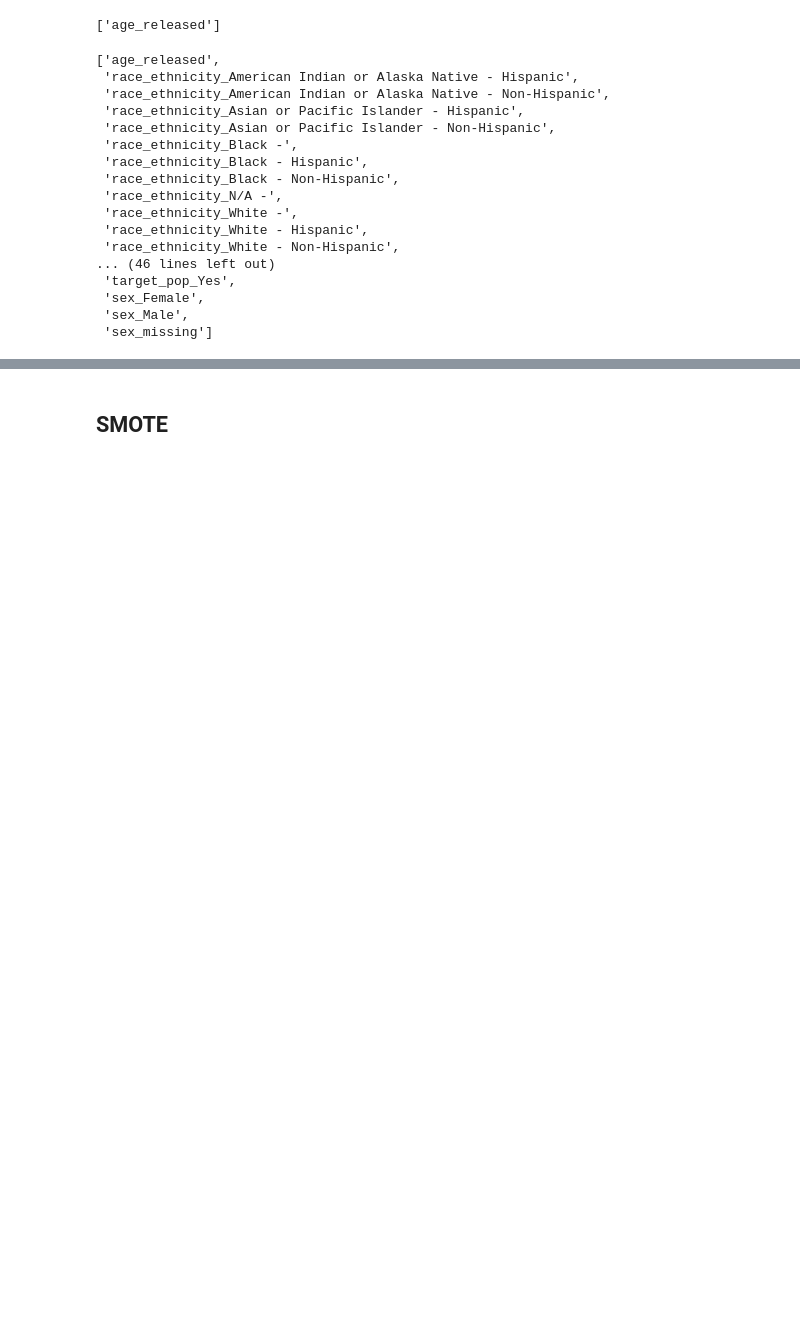
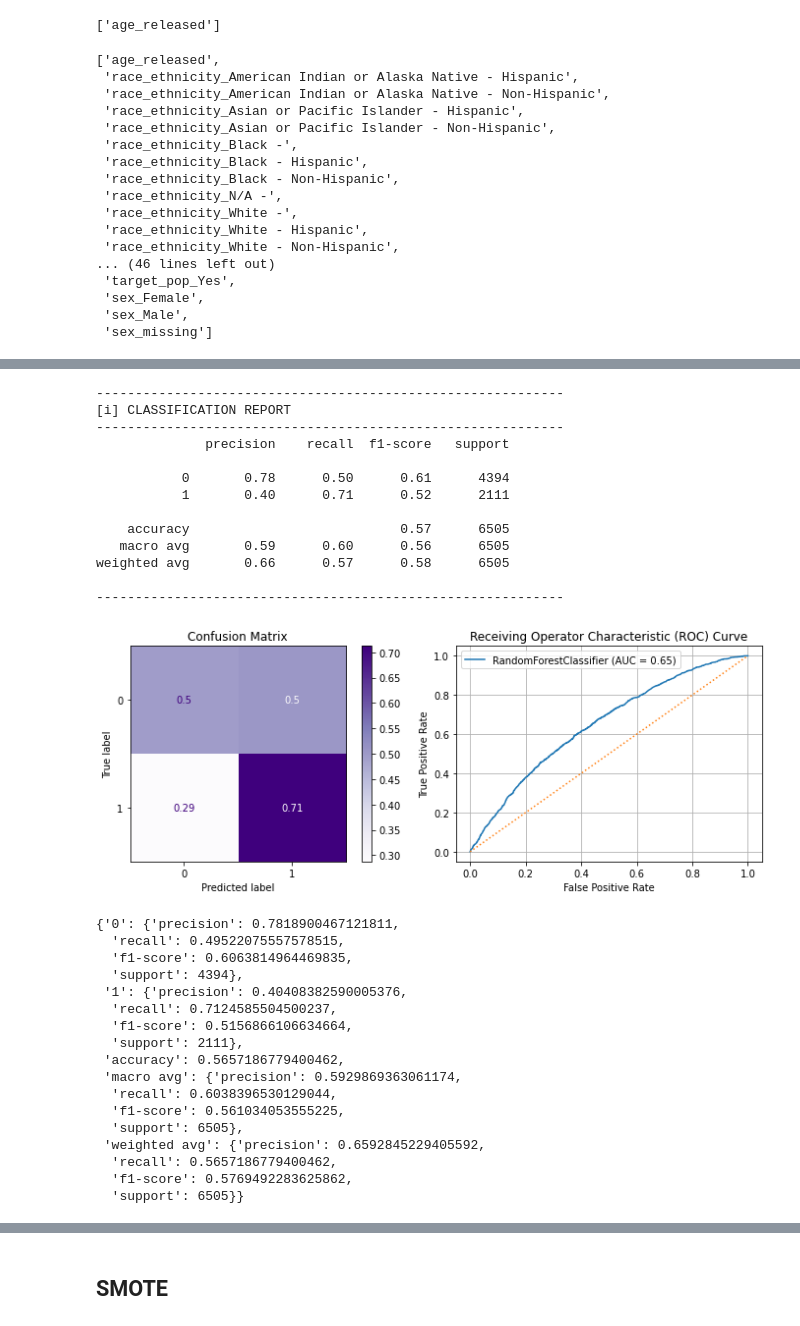
Before and after one commit to jirvingphd/fsds_070620_FT, a Jupyter notebook: Mod_3/mod_3_classification_project/iowa prisoners demo.ipynb, the cells around one changed output, grey strips where cells are left out. Cells and saved outputs as stored; diff of their text form; code cells hidden in the pictures; blank space fills up the shorter version.

```diff
--- a/Mod_3/mod_3_classification_project/iowa prisoners demo.ipynb
+++ b/Mod_3/mod_3_classification_project/iowa prisoners demo.ipynb
@@ -90,7 +5,0 @@ Loaded Packages and Handles
-# %%
-# Plotting different points
-def plot_iris():
-    fig, ax = plt.subplots()
-    ax.scatter(x=iris_data[:,2], y=iris_data[:,1], c=iris_targets)
-    return fig,ax
-fig,ax= plot_iris()
@@ -1026,0 +600,47 @@ weighted avg       0.63      0.62      0.62      6505
+# %%
+from sklearn.model_selection import GridSearchCV
+
+clf = RandomForestClassifier()
+
+params ={'max_depth':[None,5,7,10,12],
+         'criterion':['gini','entropy'],
+         'class_weight':[None,"balanced"]# "balanced_subsample"]
+        }
+grid = GridSearchCV(clf,params,scoring='recall',n_jobs=-1)
+
+grid.fit(X_train_tf,y_train)
+grid.best_params_
+
+evaluate_classification(grid.best_estimator_,X_test_tf,y_test)
+# %% [output]
+------------------------------------------------------------
+[i] CLASSIFICATION REPORT
+------------------------------------------------------------
+              precision    recall  f1-score   support
+
+           0       0.78      0.50      0.61      4394
+           1       0.40      0.71      0.52      2111
+
+    accuracy                           0.57      6505
+   macro avg       0.59      0.60      0.56      6505
+weighted avg       0.66      0.57      0.58      6505
+
+------------------------------------------------------------
+[figure, added]
+{'0': {'precision': 0.7818900467121811,
+  'recall': 0.49522075557578515,
+  'f1-score': 0.6063814964469835,
+  'support': 4394},
+ '1': {'precision': 0.40408382590005376,
+  'recall': 0.7124585504500237,
+  'f1-score': 0.5156866106634664,
+  'support': 2111},
+ 'accuracy': 0.5657186779400462,
+ 'macro avg': {'precision': 0.5929869363061174,
+  'recall': 0.6038396530129044,
+  'f1-score': 0.561034053555225,
+  'support': 6505},
+ 'weighted avg': {'precision': 0.6592845229405592,
+  'recall': 0.5657186779400462,
+  'f1-score': 0.5769492283625862,
+  'support': 6505}}
```
Also changed, not shown: parts of 128 cells of this notebook, 2 other files.
